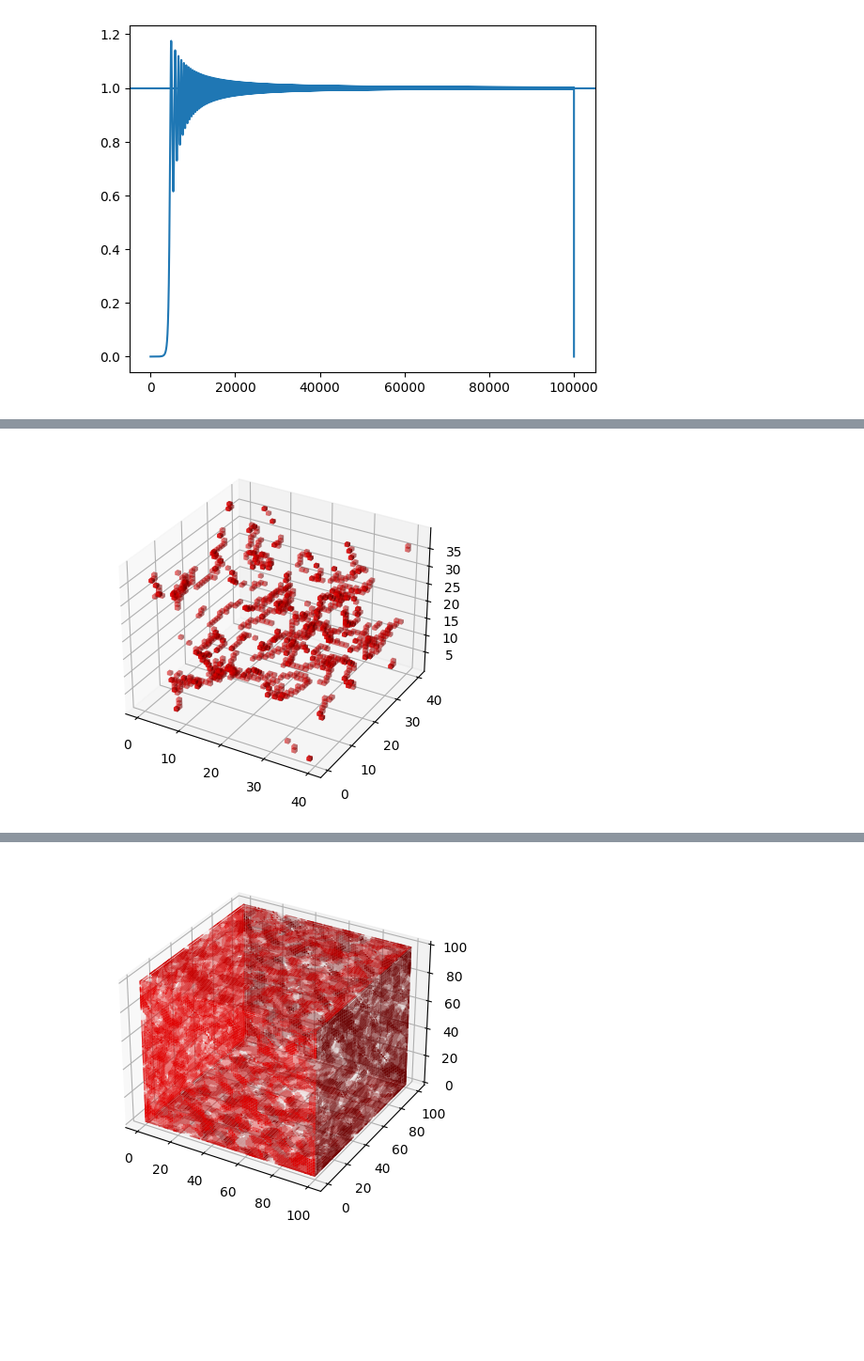
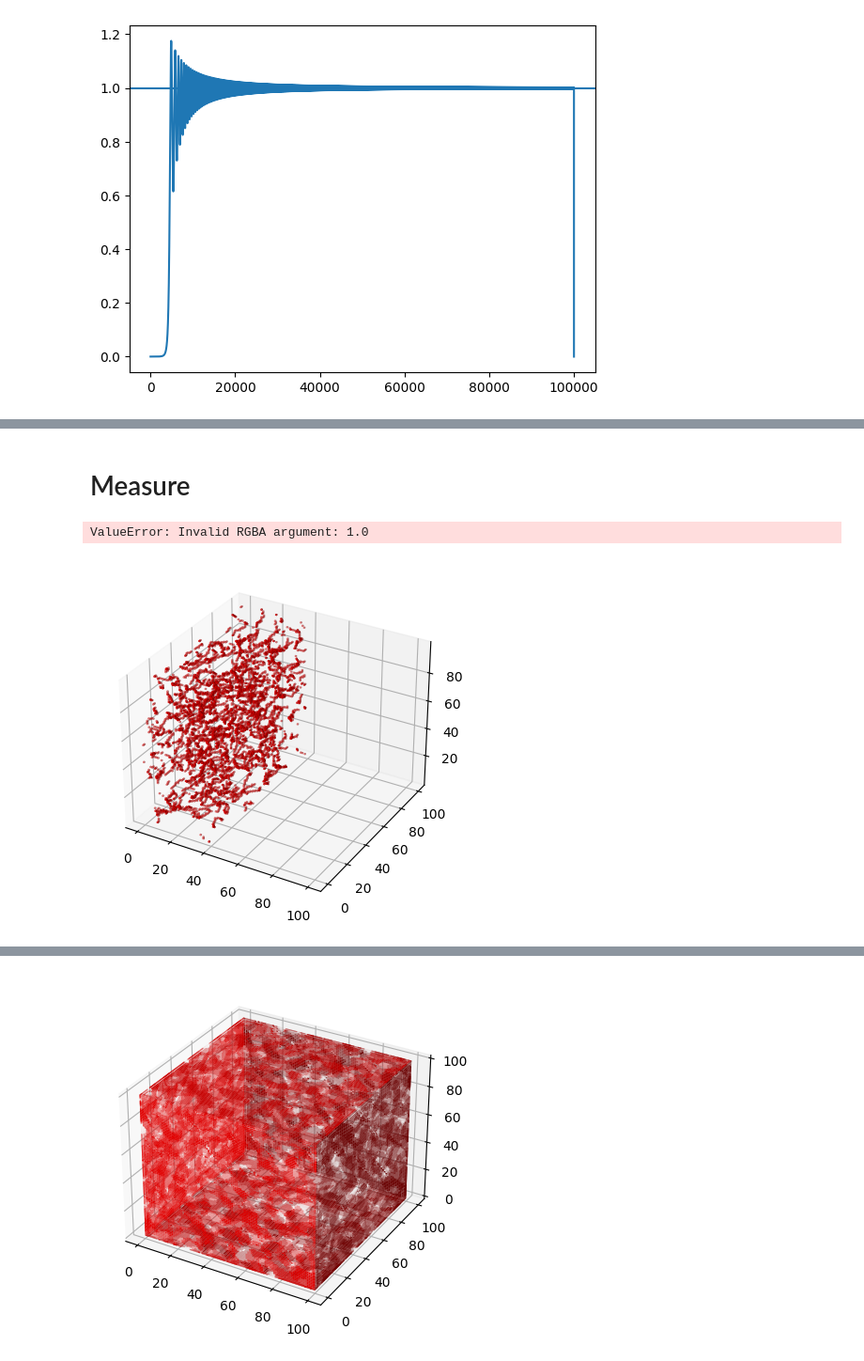
Before and after one commit to joshuazlin/axion_cosmo, a Jupyter notebook: notebooks/scrap.ipynb, the cells around one changed output, grey strips where cells are left out. Shown: that part at 94% size. Saved outputs shown, nothing was run; the diff lists cells and outputs as text; code cells hidden in the pictures; blank space fills up the shorter version.

```diff
--- a/notebooks/scrap.ipynb
+++ b/notebooks/scrap.ipynb
@@ -422,3 +397,5 @@ if __name__ == '__main__':
+# %% [markdown]
+# Measure
 # %%
 def tempcut(dtheta):
     return (dtheta - 2*np.pi)*(dtheta > np.pi) + \
@@ -469,8 +444,9 @@ shape = string.shape
 #color = np.moveaxis(np.array([np.ones(shape),np.zeros(shape),np.zeros(shape),np.abs(string)/(6*np.pi)]),0,-1)
 color = np.abs(string)/(6*np.pi)
 # %%
-fc = color[:40,:40,:40]
+fc = color[:100,:100,:100]
 filled = (fc > 0.2)
 patch_matplotlib_iface(filled,fc)
 # %% [output]
+ValueError: Invalid RGBA argument: 1.0
-[figure, old version]
+[figure, new version]
```
Also changed, not shown: parts of 42 cells of this notebook, 2 other files.
